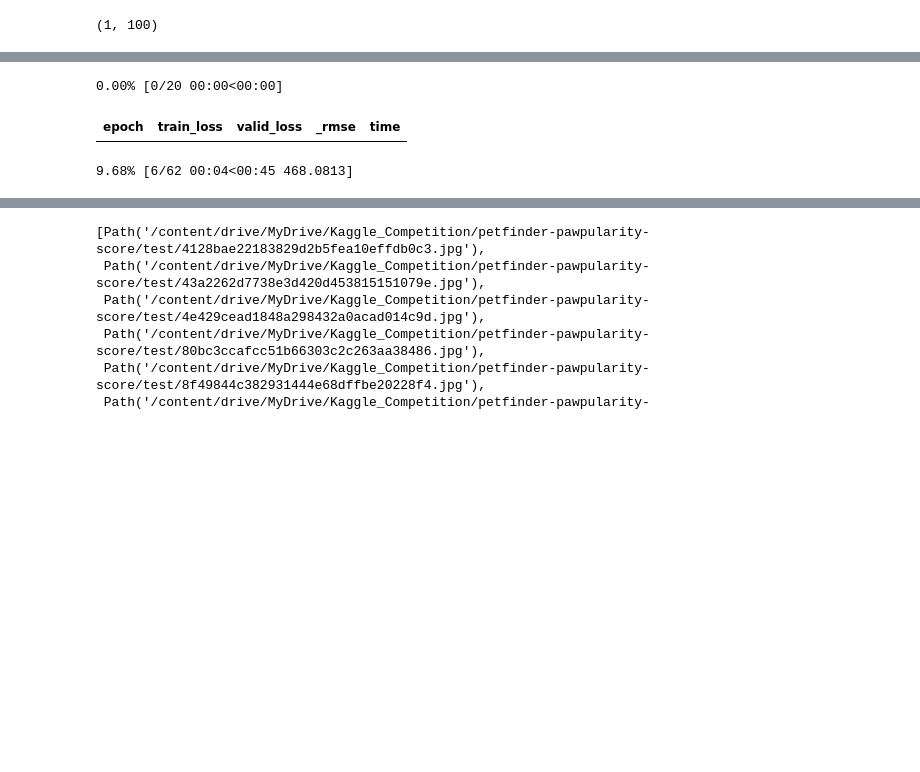
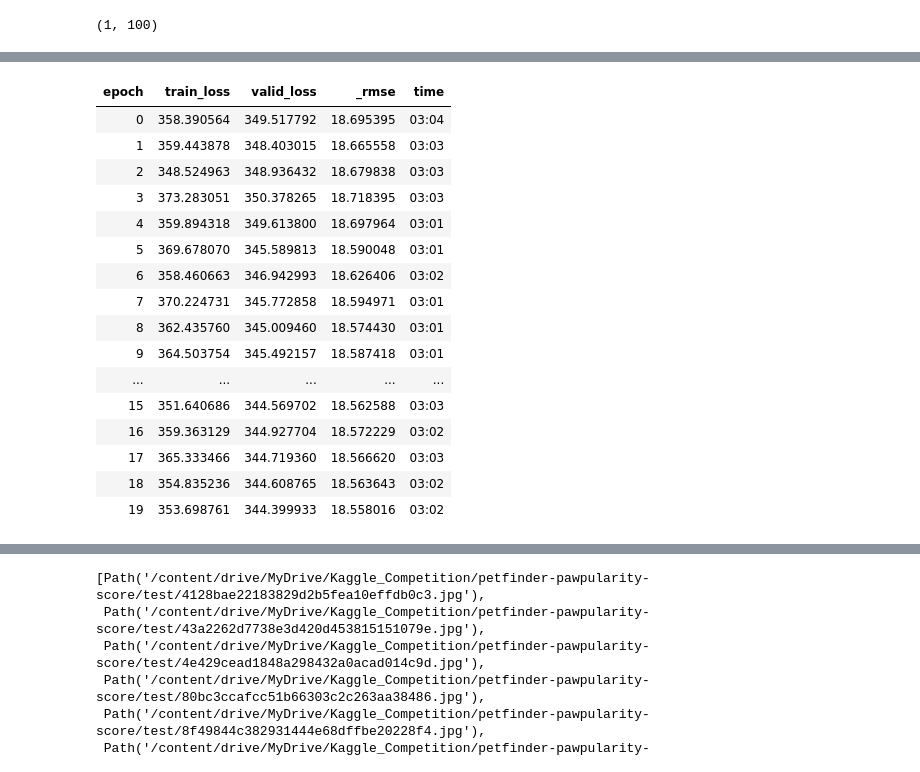
Before and after one commit to ashikshafi08/Learning-Fastai, a Jupyter notebook: Copy_of_Pawpularity_Kaggle.ipynb, the cells around one changed output, grey strips where cells are left out. Drawn from its saved outputs; the diff is of its cells as text; code cells hidden in the pictures; blank space fills up the shorter version.

```diff
--- a/Copy_of_Pawpularity_Kaggle.ipynb
+++ b/Copy_of_Pawpularity_Kaggle.ipynb
@@ -145,6 +145,6 @@ Collecting items from                                     Id  ...
 # %%
 # Creating the DataLoaders
-paw_dls = paw_block.dataloaders(train_df , batch_size= 32)
+paw_dls = paw_block.dataloaders(train_df , batch_size= 64)
 
 # Viewing the batch of image
 paw_dls.show_batch()
@@ -158,5 +158,5 @@ min(train_df['Pawpularity']) , max(train_df['Pawpularity'])
 # %%
 
 # Building a learner
-learn = cnn_learner(paw_dls , resnet50 , loss_func= MSELossFlat() ,
-                    metrics = rmse  , y_range = (0 , 100) )
+learn = cnn_learner(paw_dls , arch= resnet101 , loss_func= MSELossFlat() ,
+                    metrics = rmse   )
@@ -170,5 +172,5 @@ SuggestedLRs(lr_min=0.0001737800776027143, lr_steep=4.786300905834651e-06)
 # %%
 # Fitting for 3 epochs
-learn.fit_one_cycle(3 , 1e-3)
+learn.fit_one_cycle(3 , 3e-3)
 # %% [output]
 | epoch | train_loss | valid_loss | _rmse | time |
@@ -190,10 +192,24 @@ SuggestedLRs(lr_min=2.7542287170945203e-07, lr_steep=4.365158383734524e-05)
 # %%
 # Fine tuning the model
-learn.fit_one_cycle(20 , lr_max= slice(1e-4 , 1e-3))
+learn.fit_one_cycle(20 , lr_max= slice(1e-7 , 1e-6))
 # %% [output]
-0.00% [0/20 00:00<00:00]
 | epoch | train_loss | valid_loss | _rmse | time |
+| 0 | 358.390564 | 349.517792 | 18.695395 | 03:04 |
+| 1 | 359.443878 | 348.403015 | 18.665558 | 03:03 |
+| 2 | 348.524963 | 348.936432 | 18.679838 | 03:03 |
+| 3 | 373.283051 | 350.378265 | 18.718395 | 03:03 |
+| 4 | 359.894318 | 349.613800 | 18.697964 | 03:01 |
+| 5 | 369.678070 | 345.589813 | 18.590048 | 03:01 |
+| 6 | 358.460663 | 346.942993 | 18.626406 | 03:02 |
+| 7 | 370.224731 | 345.772858 | 18.594971 | 03:01 |
+| 8 | 362.435760 | 345.009460 | 18.574430 | 03:01 |
+| 9 | 364.503754 | 345.492157 | 18.587418 | 03:01 |
+| ... | ... | ... | ... | ... |
+| 15 | 351.640686 | 344.569702 | 18.562588 | 03:03 |
+| 16 | 359.363129 | 344.927704 | 18.572229 | 03:02 |
+| 17 | 365.333466 | 344.719360 | 18.566620 | 03:03 |
+| 18 | 354.835236 | 344.608765 | 18.563643 | 03:02 |
+| 19 | 353.698761 | 344.399933 | 18.558016 | 03:02 |
-9.68% [6/62 00:04<00:45 468.0813]
 # %%
 test_df
 # %% [output]
```
Also changed, not shown: parts of 10 cells of this notebook.
